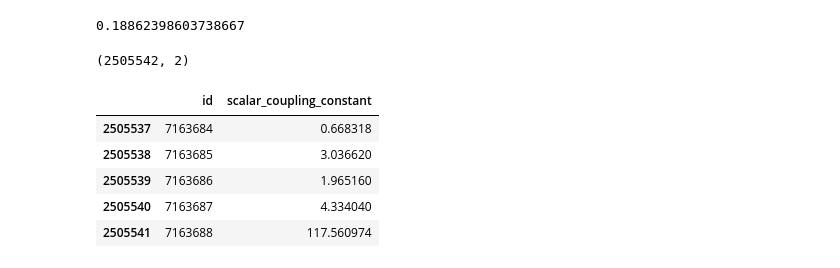
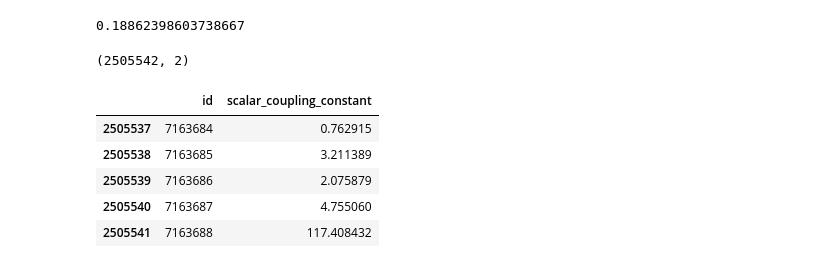
Before and after one commit to arhow/MolecularProperties, a Jupyter notebook: molecularproperties/MLP/deep-learning-fork-and-tweaks-lb-1-674.ipynb, the cells around one changed output. Saved outputs shown, nothing was run; the diff lists cells and outputs as text; code cells hidden in the pictures.

```diff
--- a/molecularproperties/MLP/deep-learning-fork-and-tweaks-lb-1-674.ipynb
+++ b/molecularproperties/MLP/deep-learning-fork-and-tweaks-lb-1-674.ipynb
@@ -179,7 +179,7 @@ for mol_type in type_list:
 
     input_data=StandardScaler().fit_transform(pd.concat([df_train_i,  df_test_i]))
     X_train = input_data[:len(df_train_i),:]
-    y_train =df_train[df_train['type']==mol_type]["scalar_coupling_constant"].values
+    y_train =df_train[df_train['type']==mol_type]["fc"].values
     X_test = input_data[len(df_train_i):,:]
     group = df_train[df_train['type']==mol_type].group
 
@@ -298,0 +307,2 @@ Epoch 00287: early stopping
+# %%
+df_his = pd.DataFrame(his)
@@ -298,0 +320,8 @@ Epoch 00287: early stopping
+# %%
+df_submission = pd.DataFrame()
+
+for c, g in df_his.groupby(by='type'):
+    df_test_i = df_test[df_test['type']==c]
+    typ_i_test_pred = np.mean(np.array([g['test_predict'].values[i].reshape(-1) for i in np.arange(8)]), axis=0)
+    df_test_i['pred'] = typ_i_test_pred
+    df_submission = pd.concat([df_submission, df_test_i], axis=0)
@@ -326,15 +370,15 @@ df_submission = df_submission.sort_values(by=['index'])
 df_submission = df_submission.reset_index(drop=True)
 df_submission = df_submission.rename(columns = {'index':'id','pred':'scalar_coupling_constant'})
 # %%
-idx=0.18
+idx='no_oof'
 df_submission.to_csv('../../data/submission/submission_mpnn_{}.csv'.format(idx), index=False)
 print(df_submission.shape)
 df_submission.tail()
 # %% [output]
 (2505542, 2)
 |  | id | scalar_coupling_constant |
-| 2505537 | 7163684 | 0.668318 |
-| 2505538 | 7163685 | 3.036620 |
-| 2505539 | 7163686 | 1.965160 |
-| 2505540 | 7163687 | 4.334040 |
-| 2505541 | 7163688 | 117.560974 |
+| 2505537 | 7163684 | 0.762915 |
+| 2505538 | 7163685 | 3.211389 |
+| 2505539 | 7163686 | 2.075879 |
+| 2505540 | 7163687 | 4.755060 |
+| 2505541 | 7163688 | 117.408432 |
```
Also changed, not shown: parts of 5 cells of this notebook, 20 other files.
